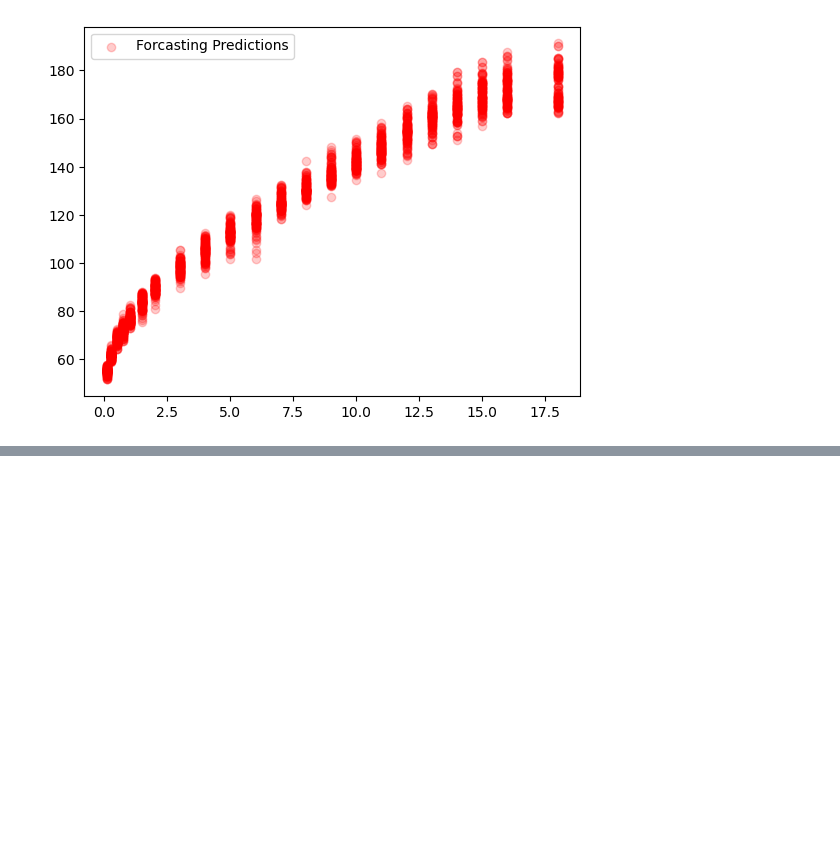
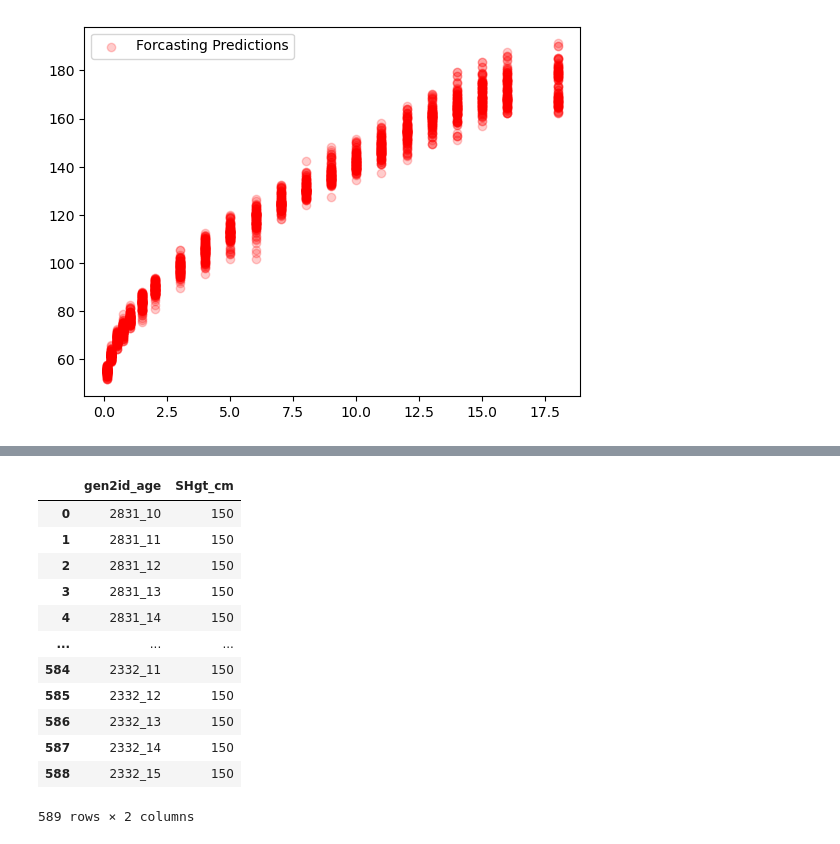
Before and after one commit to aavalose/aliens_height, a Jupyter notebook: grant_RF_imputation_testing.ipynb, the cells around one changed output, grey strips where cells are left out. Drawn from its saved outputs; the diff is of its cells as text; code cells hidden in the pictures; blank space fills up the shorter version.

```diff
--- a/grant_RF_imputation_testing.ipynb
+++ b/grant_RF_imputation_testing.ipynb
@@ -736,0 +774,16 @@ plt.legend()
+# %%
+template
+# %% [output]
+|  | gen2id_age | SHgt_cm |
+| 0 | 2831_10 | 150 |
+| 1 | 2831_11 | 150 |
+| 2 | 2831_12 | 150 |
+| 3 | 2831_13 | 150 |
+| 4 | 2831_14 | 150 |
+| ... | ... | ... |
+| 584 | 2332_11 | 150 |
+| 585 | 2332_12 | 150 |
+| 586 | 2332_13 | 150 |
+| 587 | 2332_14 | 150 |
+| 588 | 2332_15 | 150 |
+589 rows × 2 columns
```
Also changed, not shown: parts of 4 cells of this notebook.
